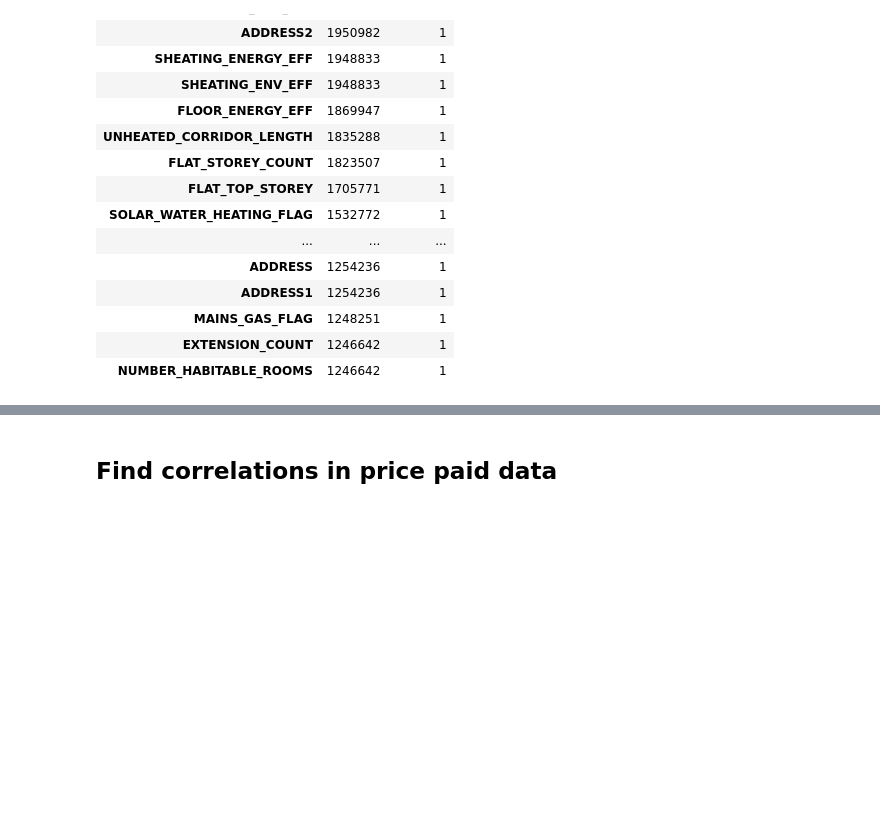
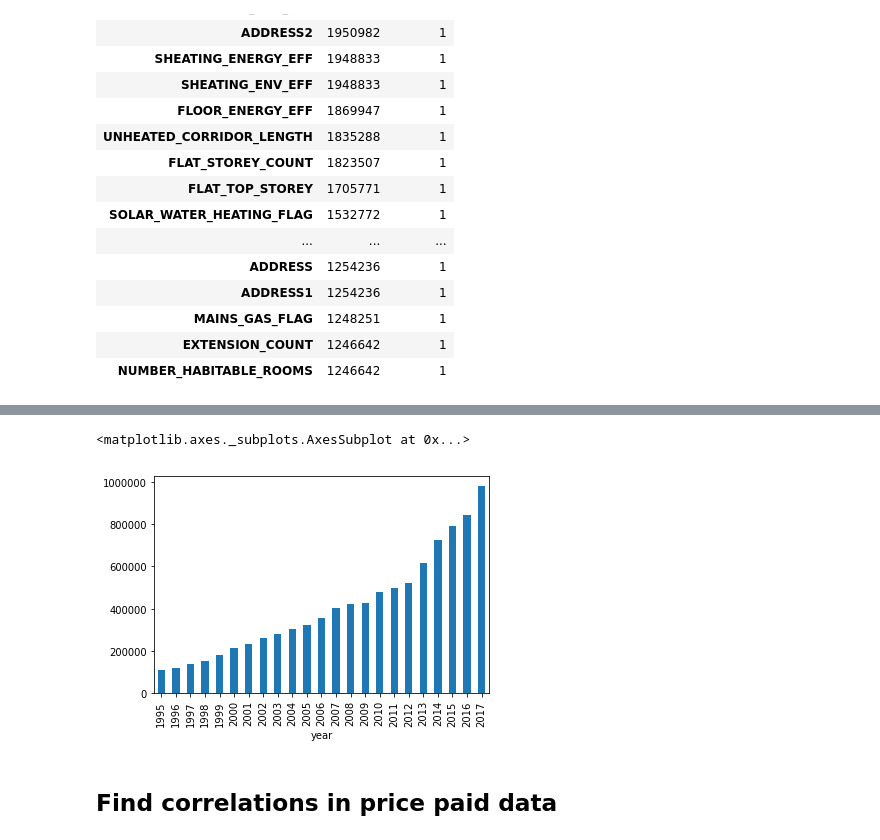
Before and after one commit to matthewweaver/house-prices, a Jupyter notebook: Data-exploration.ipynb, the cells around one changed output, grey strips where cells are left out. Cells and saved outputs as stored; diff of their text form; code cells hidden in the pictures; blank space fills up the shorter version.

```diff
--- a/Data-exploration.ipynb
+++ b/Data-exploration.ipynb
@@ -124,0 +147,2 @@ missing_data.head(20)
+# %%
+df['year'] = df['dateOfTransfer'].str[0:4]
@@ -124,0 +176,2 @@ missing_data.head(20)
+# %%
+ldn_avg = df.loc[df['townCity'] == 'LONDON'].groupby(['year'])['price'].mean()
@@ -125,2 +199,8 @@ missing_data.head(20)
+# %%
+#bar chart of average price of London property each year since 1995
+ldn_avg.plot.bar()
+# %% [output]
+<matplotlib.axes._subplots.AxesSubplot at 0x...>
+[figure, added]
 # %% [markdown]
 ## Find correlations in price paid data
```
Also changed, not shown: parts of 9 cells of this notebook.
